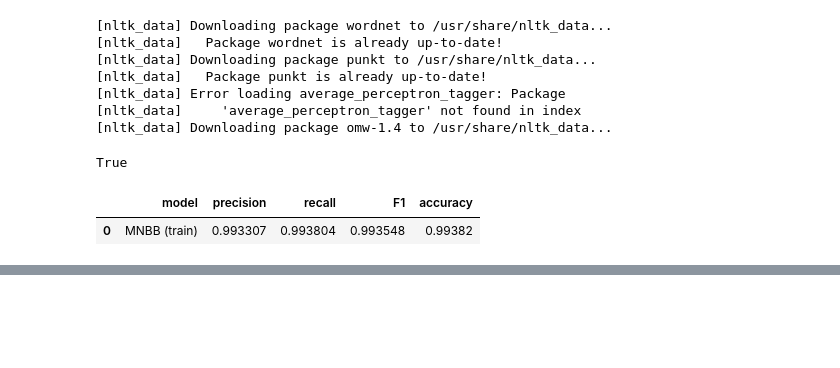
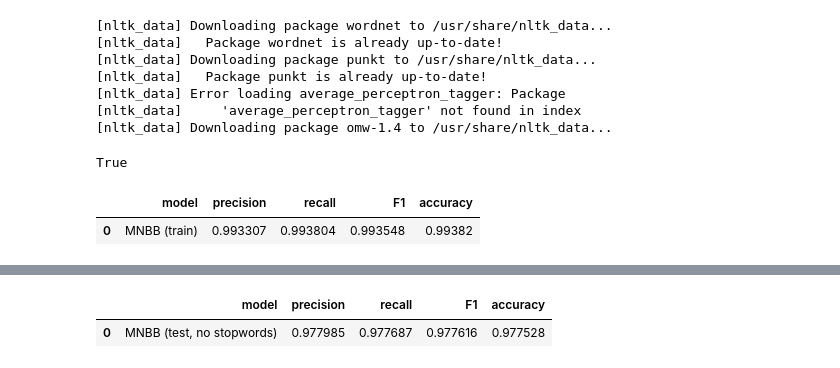
Before and after one commit to Uuranyum/Data_Science_Projects, a Jupyter notebook: bbc-articles-classification.ipynb, the cells around one changed output, grey strips where cells are left out. Drawn from its saved outputs; the diff is of its cells as text; code cells hidden in the pictures; blank space fills up the shorter version.

```diff
--- a/bbc-articles-classification.ipynb
+++ b/bbc-articles-classification.ipynb
@@ -328,0 +349,8 @@ MNB_train_results
+# %%
+MNB_test_pred2 = MNB.predict(X_test3)
+
+MNB_test_results3 = get_test_scores('MNBB (test, no stopwords)', MNB_test_pred2, y_test)
+MNB_test_results3
+# %% [output]
+|  | model | precision | recall | F1 | accuracy |
+| 0 | MNBB (test, no stopwords) | 0.977985 | 0.977687 | 0.977616 | 0.977528 |
```
Also changed, not shown: parts of 11 cells of this notebook.
